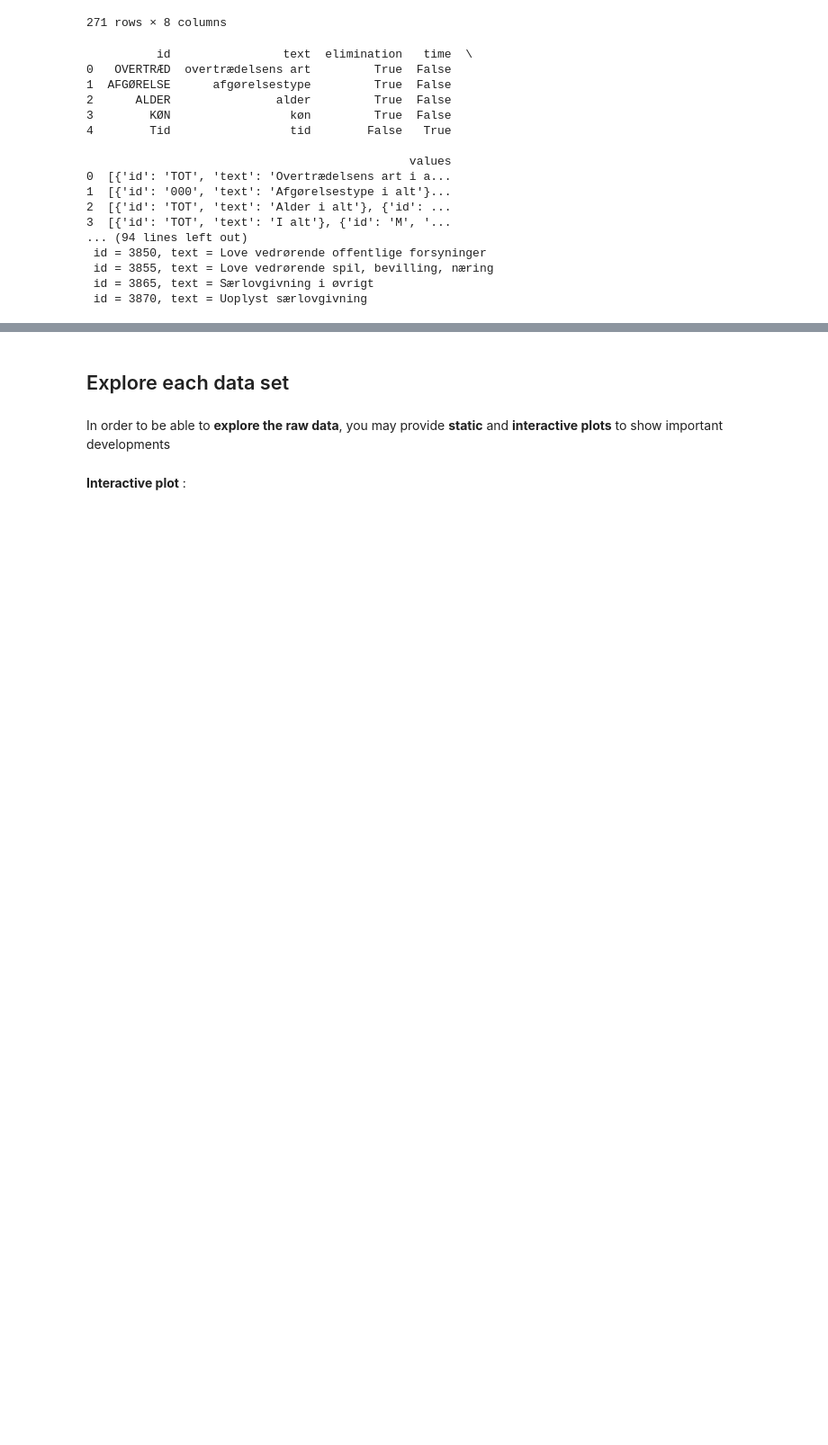
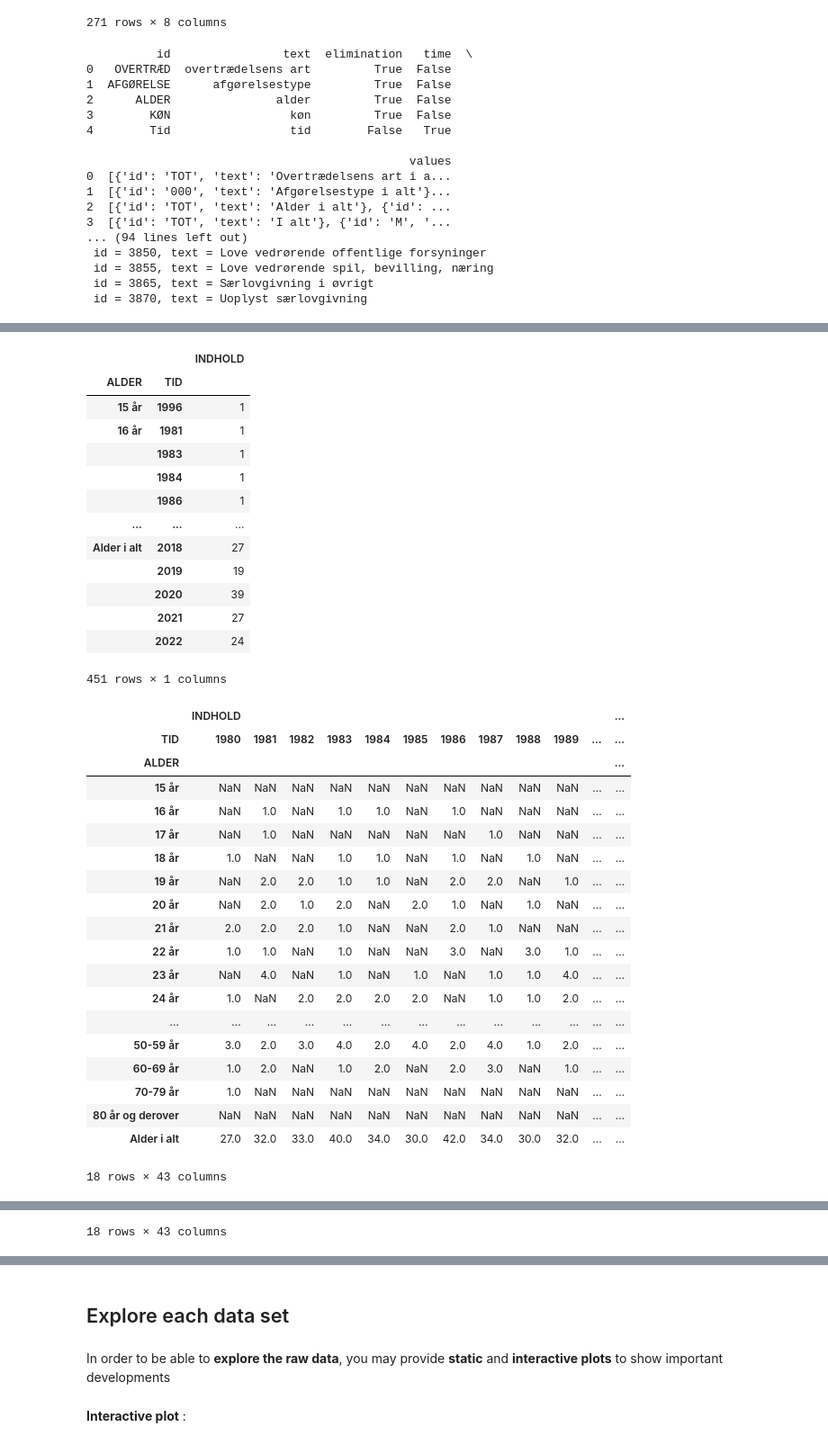
Before and after one commit to NumEconCopenhagen/projects-2023-bulen, a Jupyter notebook: dataproject/dataproject.ipynb, the cells around one changed output, grey strips where cells are left out. Shown: that part at 90% size. Saved outputs shown, nothing was run; the diff lists cells and outputs as text; code cells hidden in the pictures; blank space fills up the shorter version.

```diff
--- a/dataproject/dataproject.ipynb
+++ b/dataproject/dataproject.ipynb
@@ -121,0 +146,52 @@ inc_api.head(5)
+# %%
+
+straf_sum = råstraf.groupby(['ALDER', 'TID']).sum(numeric_only=1)
+
+display(straf_sum)
+
+straf = pd.pivot_table(straf_sum, index = ['ALDER'], columns = ['TID'])
+
+display(straf)
+
+straf2 = straf.convert_dtypes()
+
+straf2.info()
+
+display(straf2)
+
+print(straf2)
+# %% [output]
+|  |  | INDHOLD |
+| ALDER | TID |  |
+| 15 år | 1996 | 1 |
+| 16 år | 1981 | 1 |
+|  | 1983 | 1 |
+|  | 1984 | 1 |
+|  | 1986 | 1 |
+| ... | ... | ... |
+| Alder i alt | 2018 | 27 |
+|  | 2019 | 19 |
+|  | 2020 | 39 |
+|  | 2021 | 27 |
+|  | 2022 | 24 |
+451 rows × 1 columns
+|  | INDHOLD |  |  |  |  |  |  |  |  |  |  | ... |
+| TID | 1980 | 1981 | 1982 | 1983 | 1984 | 1985 | 1986 | 1987 | 1988 | 1989 | ... | ... |
+| ALDER |  |  |  |  |  |  |  |  |  |  |  | ... |
+| 15 år | NaN | NaN | NaN | NaN | NaN | NaN | NaN | NaN | NaN | NaN | ... | ... |
+| 16 år | NaN | 1.0 | NaN | 1.0 | 1.0 | NaN | 1.0 | NaN | NaN | NaN | ... | ... |
+| 17 år | NaN | 1.0 | NaN | NaN | NaN | NaN | NaN | 1.0 | NaN | NaN | ... | ... |
+| 18 år | 1.0 | NaN | NaN | 1.0 | 1.0 | NaN | 1.0 | NaN | 1.0 | NaN | ... | ... |
+| 19 år | NaN | 2.0 | 2.0 | 1.0 | 1.0 | NaN | 2.0 | 2.0 | NaN | 1.0 | ... | ... |
+| 20 år | NaN | 2.0 | 1.0 | 2.0 | NaN | 2.0 | 1.0 | NaN | 1.0 | NaN | ... | ... |
+| 21 år | 2.0 | 2.0 | 2.0 | 1.0 | NaN | NaN | 2.0 | 1.0 | NaN | NaN | ... | ... |
+| 22 år | 1.0 | 1.0 | NaN | 1.0 | NaN | NaN | 3.0 | NaN | 3.0 | 1.0 | ... | ... |
+| 23 år | NaN | 4.0 | NaN | 1.0 | NaN | 1.0 | NaN | 1.0 | 1.0 | 4.0 | ... | ... |
+| 24 år | 1.0 | NaN | 2.0 | 2.0 | 2.0 | 2.0 | NaN | 1.0 | 1.0 | 2.0 | ... | ... |
+| ... | ... | ... | ... | ... | ... | ... | ... | ... | ... | ... | ... | ... |
+| 50-59 år | 3.0 | 2.0 | 3.0 | 4.0 | 2.0 | 4.0 | 2.0 | 4.0 | 1.0 | 2.0 | ... | ... |
+| 60-69 år | 1.0 | 2.0 | NaN | 1.0 | 2.0 | NaN | 2.0 | 3.0 | NaN | 1.0 | ... | ... |
+| 70-79 år | 1.0 | NaN | NaN | NaN | NaN | NaN | NaN | NaN | NaN | NaN | ... | ... |
+| 80 år og derover | NaN | NaN | NaN | NaN | NaN | NaN | NaN | NaN | NaN | NaN | ... | ... |
+| Alder i alt | 27.0 | 32.0 | 33.0 | 40.0 | 34.0 | 30.0 | 42.0 | 34.0 | 30.0 | 32.0 | ... | ... |
+18 rows × 43 columns
@@ -121,0 +234 @@ inc_api.head(5)
+18 rows × 43 columns
```
Also changed, not shown: parts of 10 cells of this notebook, 1 other file.
